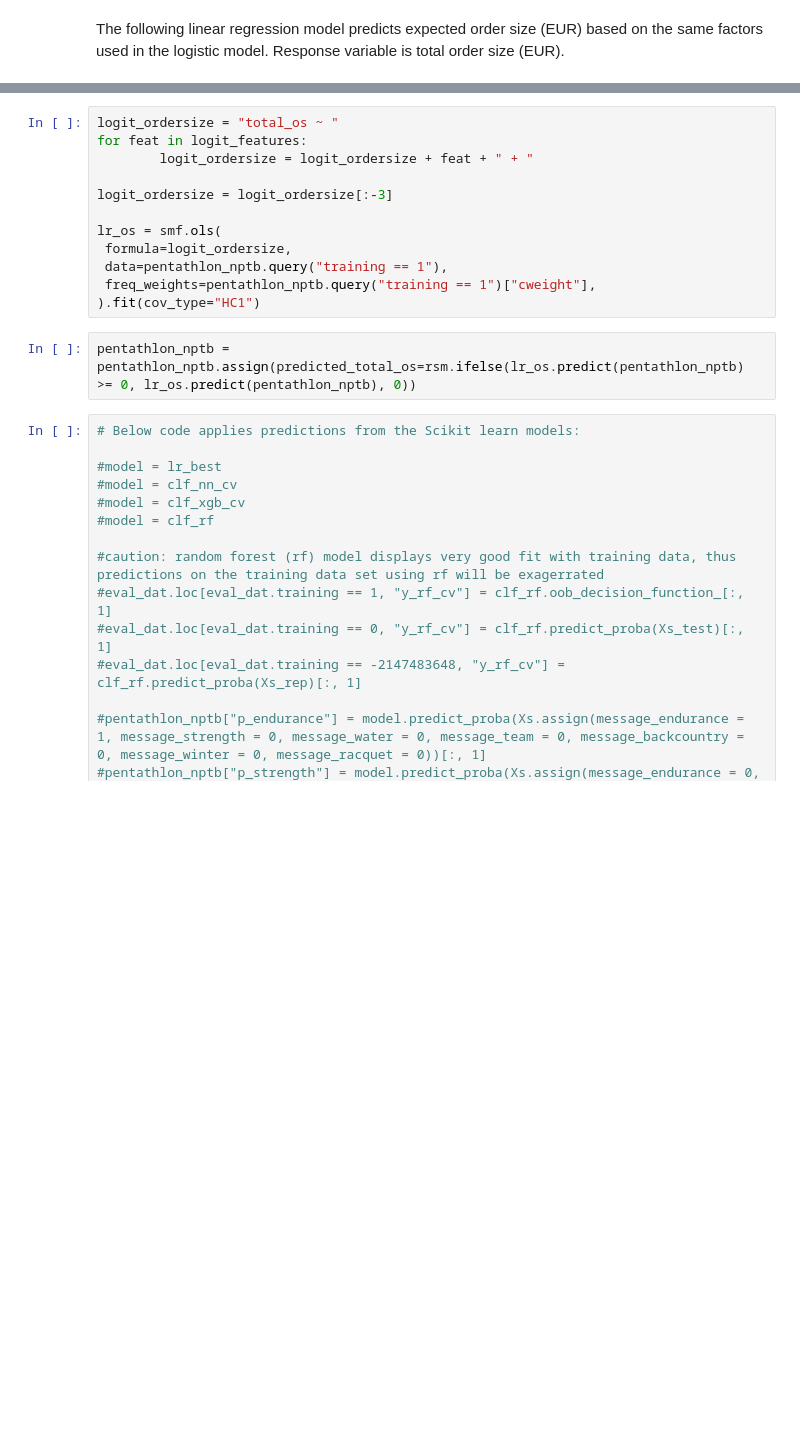
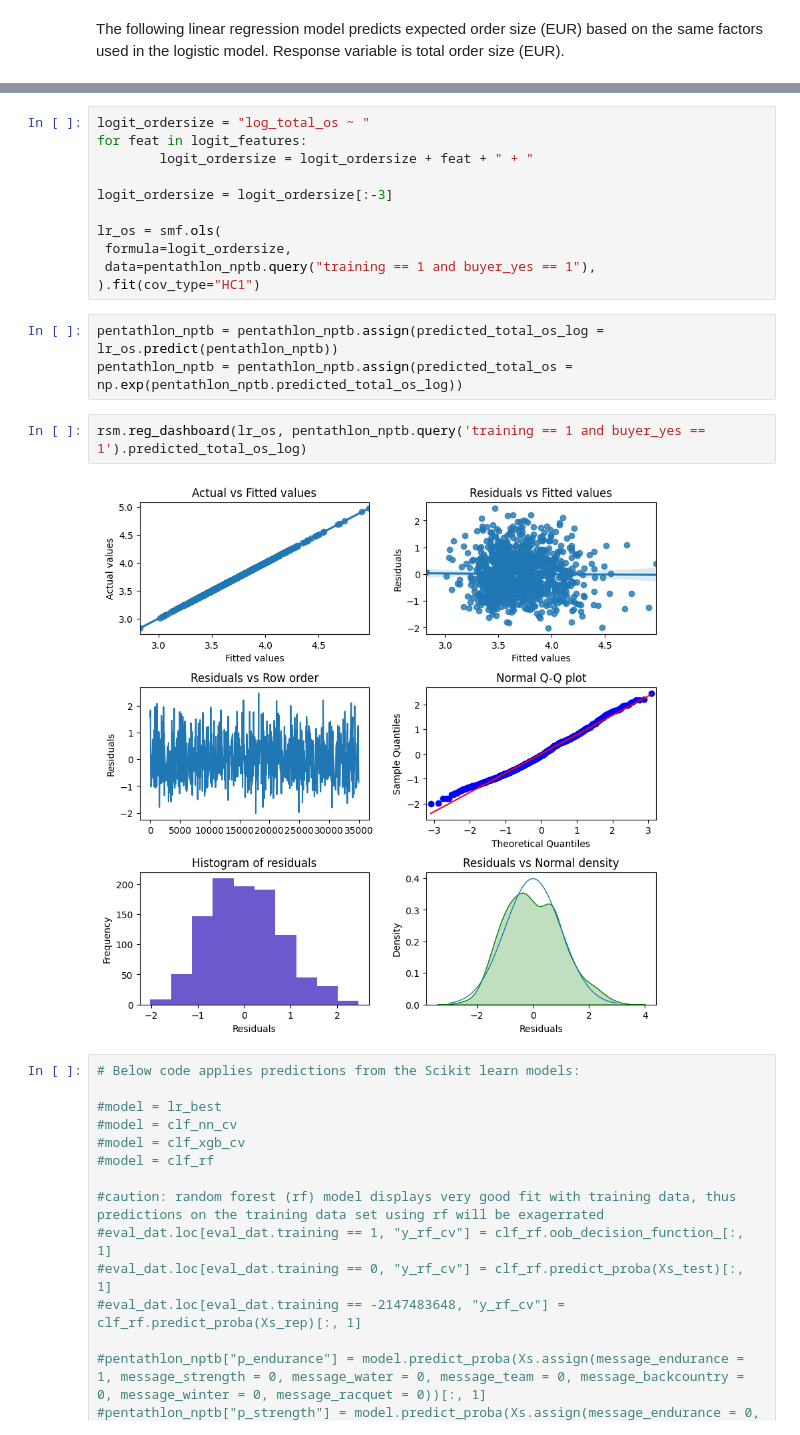
Before and after one commit to Anjankumar-Krishnan/anjankumar-krishnan.github.io, a Jupyter notebook: pentathlon_nptb_git_publish.ipynb, the cells around one changed output, grey strips where cells are left out. Saved outputs shown, nothing was run; the diff lists cells and outputs as text; blank space fills up the shorter version.

```diff
--- a/pentathlon_nptb_git_publish.ipynb
+++ b/pentathlon_nptb_git_publish.ipynb
@@ -613,5 +631,5 @@ The following linear regression model predicts expected order size (EUR) based o
 # %%
-logit_ordersize = "total_os ~ "
+logit_ordersize = "log_total_os ~ "
 for feat in logit_features:
         logit_ordersize = logit_ordersize + feat + " + "
 
@@ -619,11 +637,15 @@ logit_ordersize = logit_ordersize[:-3]
 
 lr_os = smf.ols(
  formula=logit_ordersize,
- data=pentathlon_nptb.query("training == 1"),
- freq_weights=pentathlon_nptb.query("training == 1")["cweight"],
+ data=pentathlon_nptb.query("training == 1 and buyer_yes == 1"),
 ).fit(cov_type="HC1")
 # %%
-pentathlon_nptb = pentathlon_nptb.assign(predicted_total_os=rsm.ifelse(lr_os.predict(pentathlon_nptb) >= 0, lr_os.predict(pentathlon_nptb), 0))
+pentathlon_nptb = pentathlon_nptb.assign(predicted_total_os_log = lr_os.predict(pentathlon_nptb))
+pentathlon_nptb = pentathlon_nptb.assign(predicted_total_os = np.exp(pentathlon_nptb.predicted_total_os_log))
+# %%
+rsm.reg_dashboard(lr_os, pentathlon_nptb.query('training == 1 and buyer_yes == 1').predicted_total_os_log)
+# %% [output]
+[figure, added]
 # %%
 # Below code applies predictions from the Scikit learn models:
 
```
Also changed, not shown: parts of 18 cells of this notebook.
